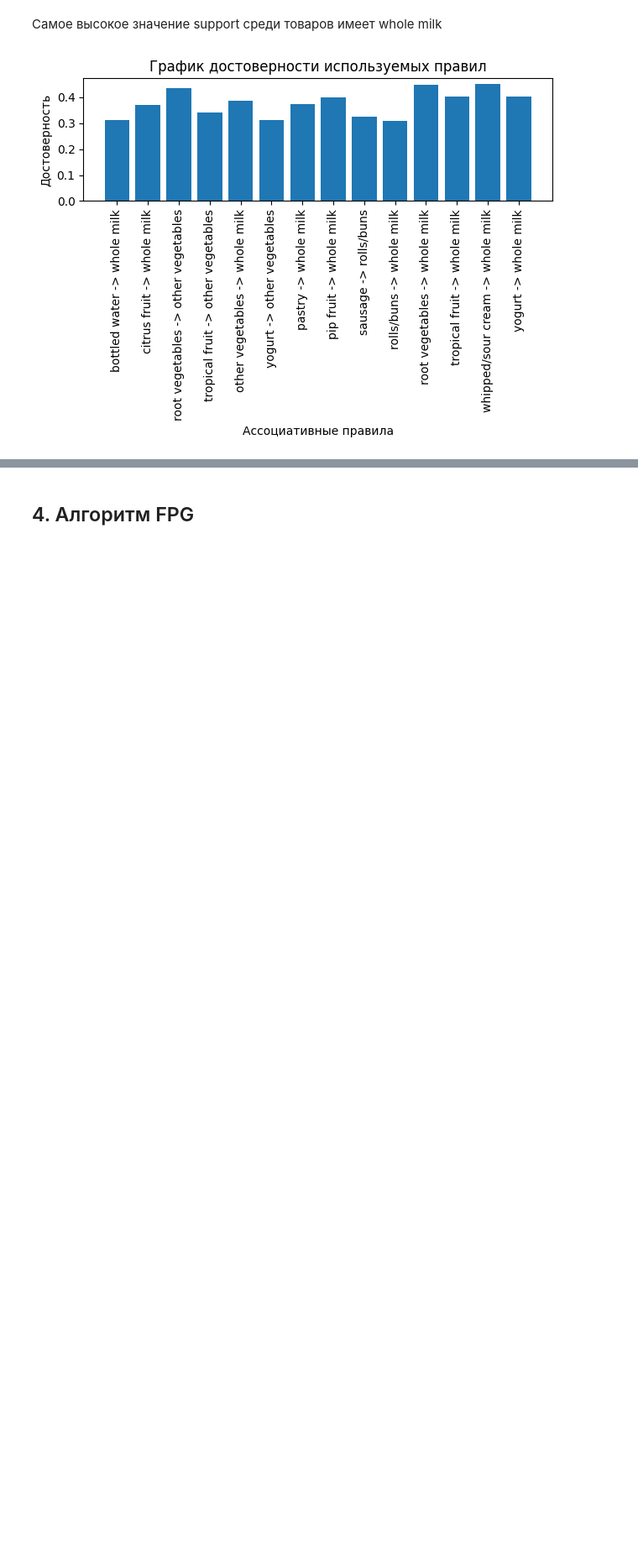
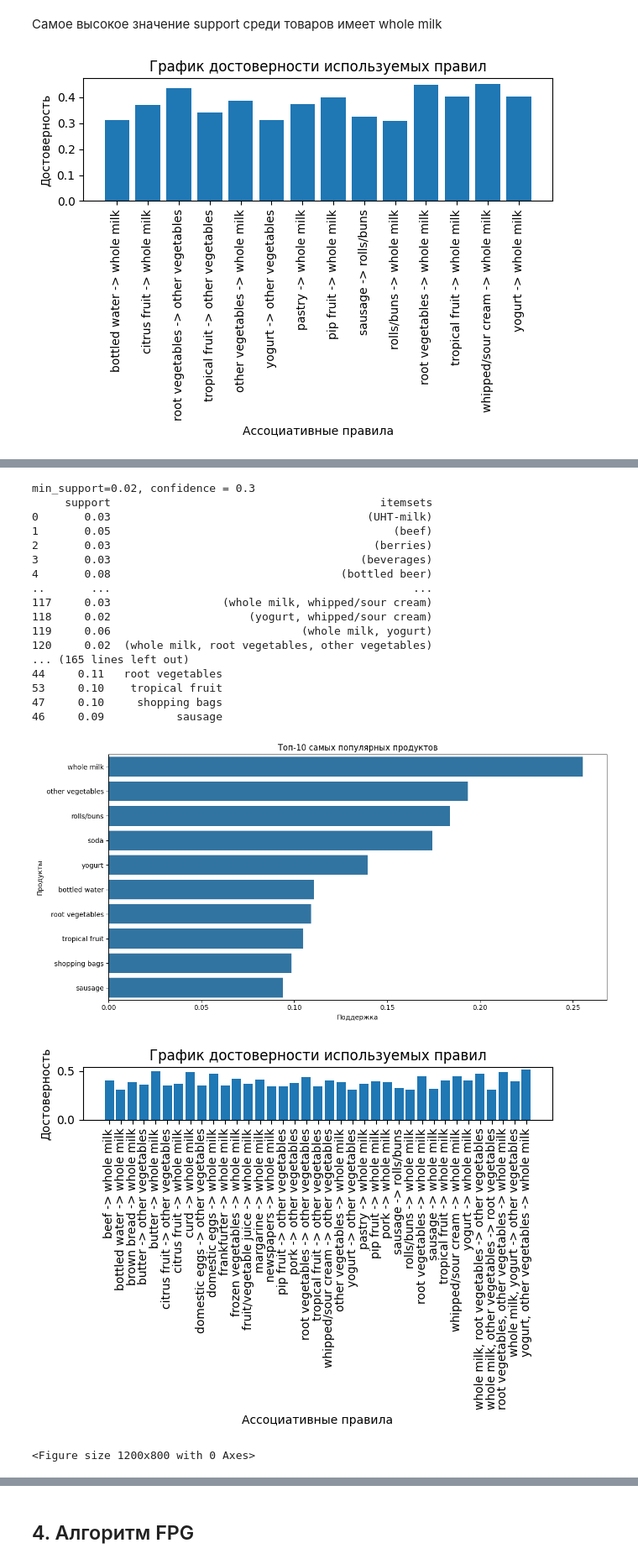
Before and after one commit to DenixSaw/ML-labs-NSTU, a Jupyter notebook: report.ipynb, the cells around one changed output, grey strips where cells are left out. Shown at 84% size. Cells and saved outputs as stored; diff of their text form; code cells hidden in the pictures; blank space fills up the shorter version.

Commit message:
feat: fpg + experiments

```diff
--- a/report.ipynb
+++ b/report.ipynb
@@ -231,0 +350,35 @@ plt.show()
+# %%
+
+df1 = apriori(data, min_support=0.02, use_colnames = True)
+rules1 = association_rules(df1, metric = "confidence", min_threshold = 0.3)
+
+df2 = apriori(data, min_support=0.02, use_colnames = True)
+rules2 = association_rules(df1, metric = "confidence", min_threshold = 0.45)
+
+print("min_support=0.02, confidence = 0.3")
+experiment(df1, rules1)
+print("min_support=0.02, confidence = 0.4")
+experiment(df2, rules2)
+
+custom_scatter(rules2)
+# %% [output]
+min_support=0.02, confidence = 0.3
+     support                                         itemsets
+0       0.03                                       (UHT-milk)
+1       0.05                                           (beef)
+2       0.03                                        (berries)
+3       0.03                                      (beverages)
+4       0.08                                   (bottled beer)
+..       ...                                              ...
+117     0.03                 (whole milk, whipped/sour cream)
+118     0.02                     (yogurt, whipped/sour cream)
+119     0.06                             (whole milk, yogurt)
+120     0.02  (whole milk, root vegetables, other vegetables)
+... (165 lines left out)
+44     0.11   root vegetables
+53     0.10    tropical fruit
+47     0.10     shopping bags
+46     0.09           sausage
+[figure, added]
+[figure, added]
+<Figure size 1200x800 with 0 Axes>
```
Also changed, not shown: parts of 12 cells of this notebook.
